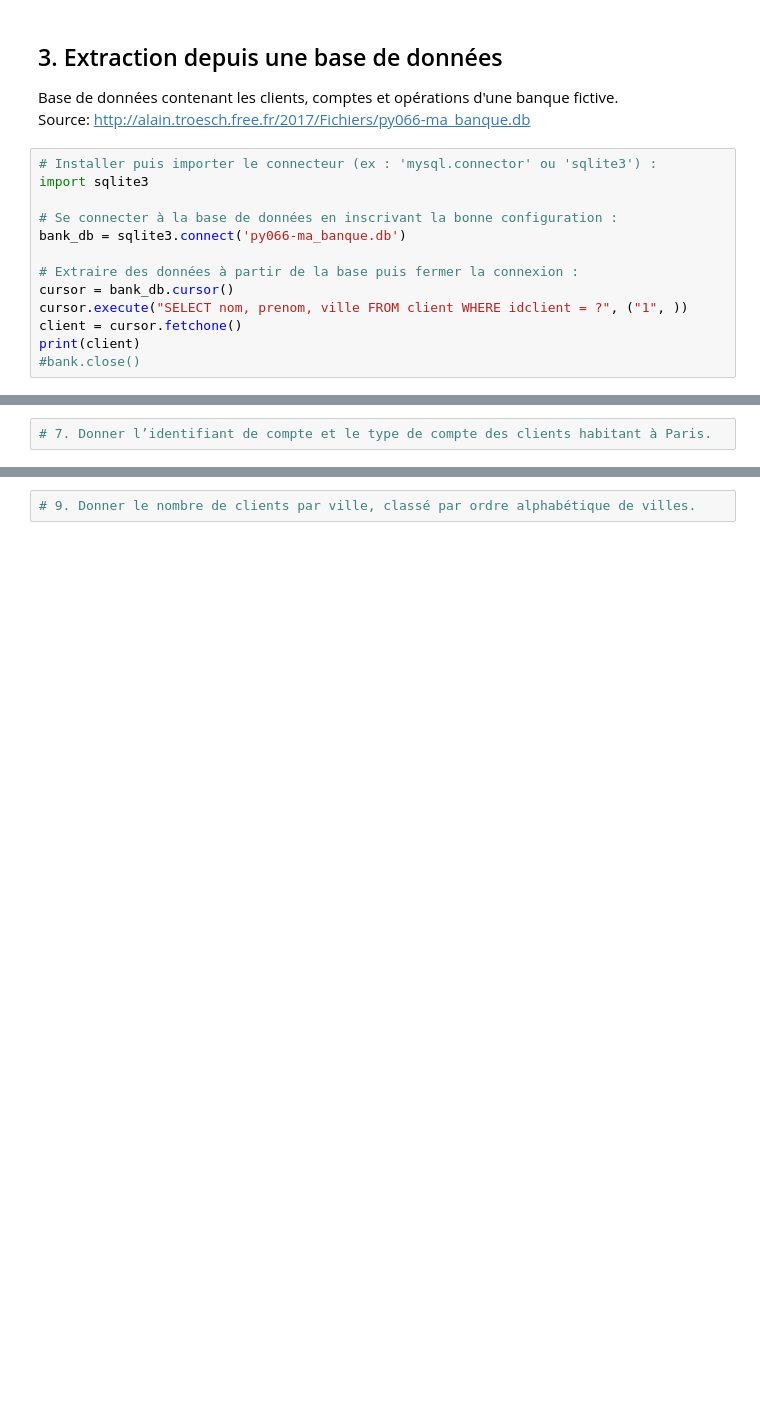
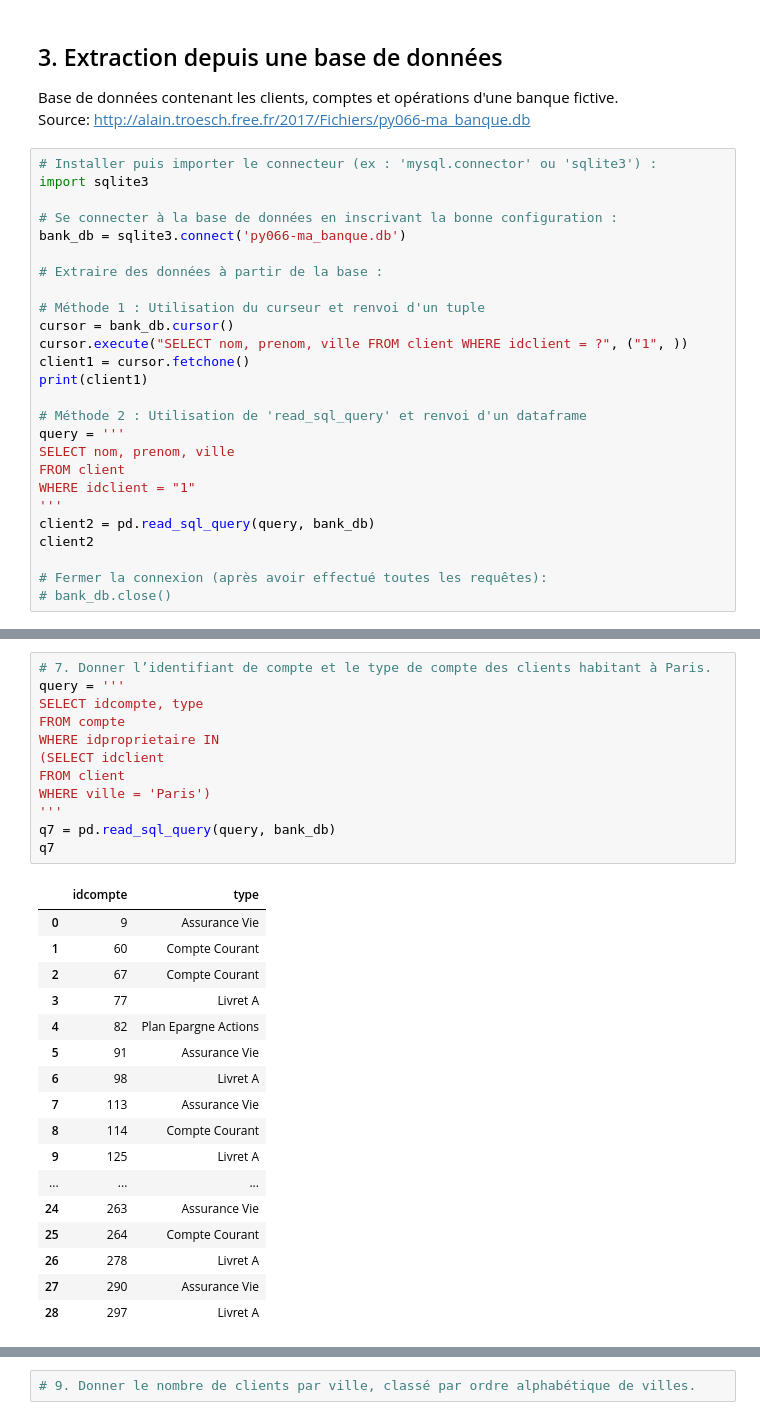
Before and after one commit to Suziwan/Data_Extraction_Python, a Jupyter notebook: Week2_Day1_Data_Extraction.ipynb, the cells around one changed output, grey strips where cells are left out. Drawn from its saved outputs; the diff is of its cells as text; blank space fills up the shorter version.

```diff
--- a/Week2_Day1_Data_Extraction.ipynb
+++ b/Week2_Day1_Data_Extraction.ipynb
@@ -86,11 +86,24 @@ import sqlite3
 # Se connecter à la base de données en inscrivant la bonne configuration :
 bank_db = sqlite3.connect('py066-ma_banque.db')
 
-# Extraire des données à partir de la base puis fermer la connexion :
+# Extraire des données à partir de la base :
+
+# Méthode 1 : Utilisation du curseur et renvoi d'un tuple
 cursor = bank_db.cursor()
 cursor.execute("SELECT nom, prenom, ville FROM client WHERE idclient = ?", ("1", ))
-client = cursor.fetchone()
-print(client)
-#bank.close()
+client1 = cursor.fetchone()
+print(client1)
+
+# Méthode 2 : Utilisation de 'read_sql_query' et renvoi d'un dataframe
+query = '''
+SELECT nom, prenom, ville
+FROM client
+WHERE idclient = "1"
+'''
+client2 = pd.read_sql_query(query, bank_db)
+client2
+
+# Fermer la connexion (après avoir effectué toutes les requêtes):
+# bank_db.close()
 # %% [output]
 ('Ewing', 'Grant', 'Strasbourg')
@@ -129,4 +193,32 @@ print(operations)
 # %%
 # 7. Donner l’identifiant de compte et le type de compte des clients habitant à Paris.
+query = '''
+SELECT idcompte, type
+FROM compte
+WHERE idproprietaire IN
+(SELECT idclient
+FROM client
+WHERE ville = 'Paris')
+'''
+q7 = pd.read_sql_query(query, bank_db)
+q7
+# %% [output]
+|  | idcompte | type |
+| 0 | 9 | Assurance Vie |
+| 1 | 60 | Compte Courant |
+| 2 | 67 | Compte Courant |
+| 3 | 77 | Livret A |
+| 4 | 82 | Plan Epargne Actions |
+| 5 | 91 | Assurance Vie |
+| 6 | 98 | Livret A |
+| 7 | 113 | Assurance Vie |
+| 8 | 114 | Compte Courant |
+| 9 | 125 | Livret A |
+| ... | ... | ... |
+| 24 | 263 | Assurance Vie |
+| 25 | 264 | Compte Courant |
+| 26 | 278 | Livret A |
+| 27 | 290 | Assurance Vie |
+| 28 | 297 | Livret A |
 # %%
 # 8. Donner la liste des comptes et les types de compte de Dumbledore.
```
Also changed, not shown: parts of 11 cells of this notebook.
